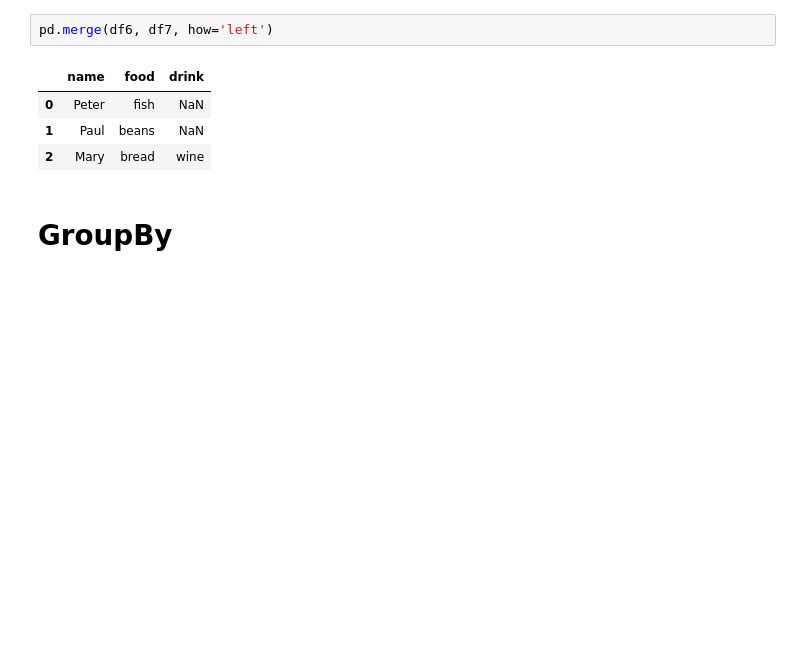
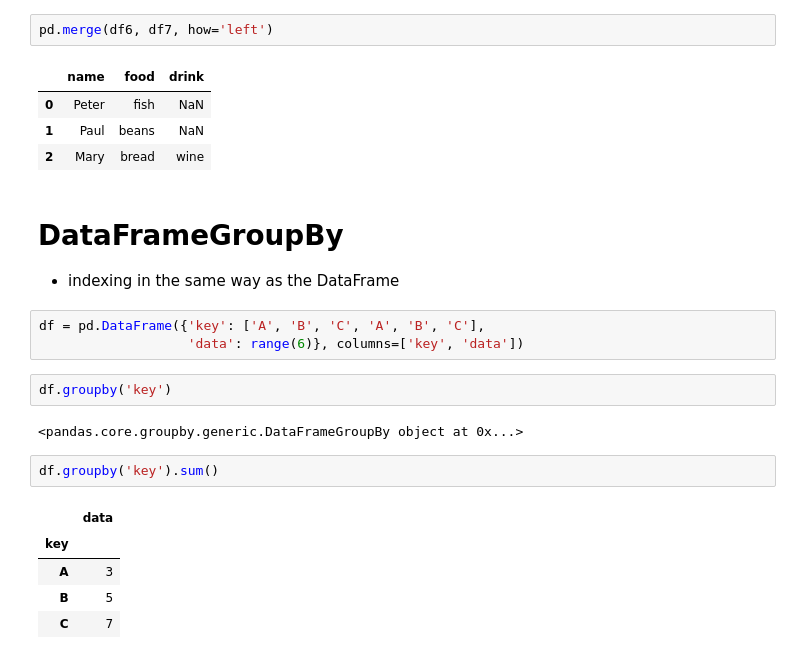
Before and after one commit to huongd17at089/DS_handbook, a Jupyter notebook: Pandas_handbook.ipynb, the cells around one changed output. Drawn from its saved outputs; the diff is of its cells as text; blank space fills up the shorter version.

```diff
--- a/Pandas_handbook.ipynb
+++ b/Pandas_handbook.ipynb
@@ -538,5 +538,21 @@ pd.merge(df6, df7, how='left')
 | 0 | Peter | fish | NaN |
 | 1 | Paul | beans | NaN |
 | 2 | Mary | bread | wine |
-# %% [markdown]
-# GroupBy
+# %% [markdown]
+# DataFrameGroupBy
+ * indexing in the same way as the DataFrame
+# %%
+df = pd.DataFrame({'key': ['A', 'B', 'C', 'A', 'B', 'C'],
+                   'data': range(6)}, columns=['key', 'data'])
+# %%
+df.groupby('key')
+# %% [output]
+<pandas.core.groupby.generic.DataFrameGroupBy object at 0x...>
+# %%
+df.groupby('key').sum()
+# %% [output]
+|  | data |
+| key |  |
+| A | 3 |
+| B | 5 |
+| C | 7 |
```
Also changed, not shown: parts of 2 cells of this notebook.
